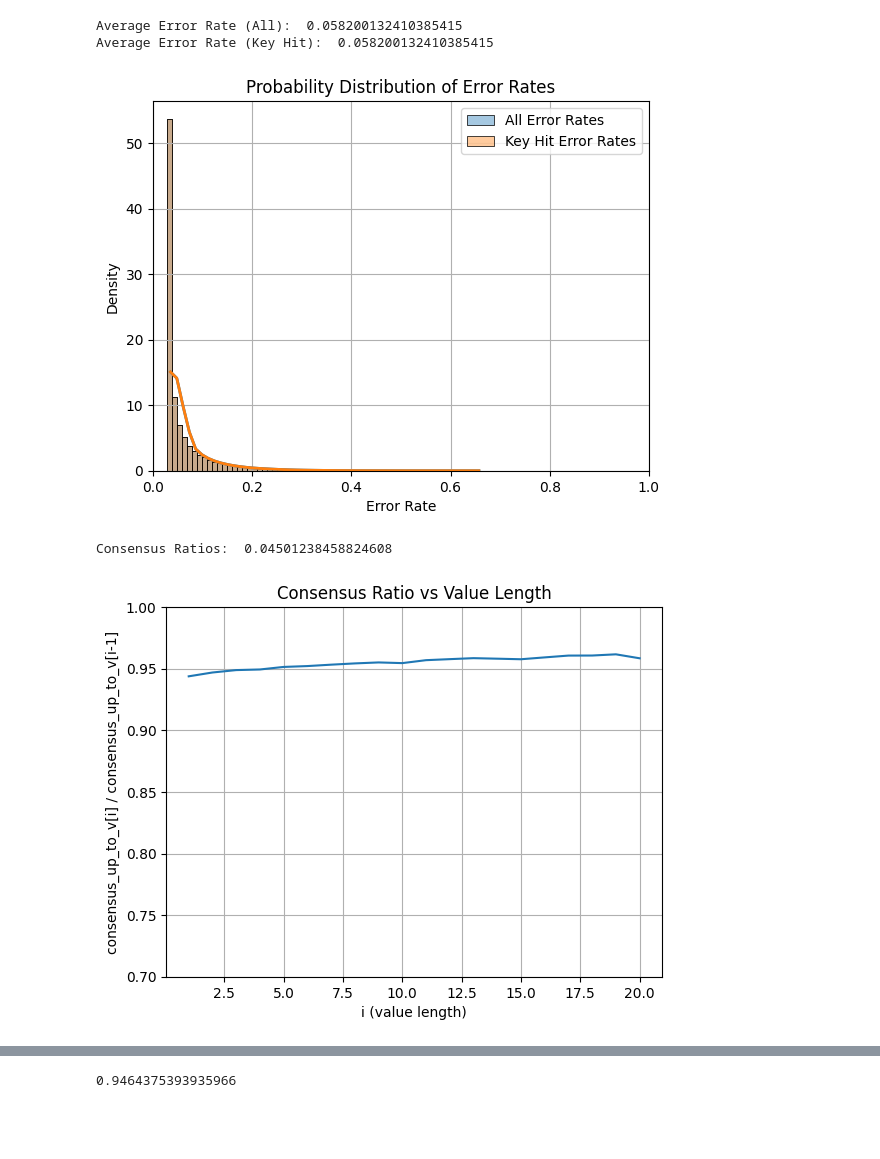
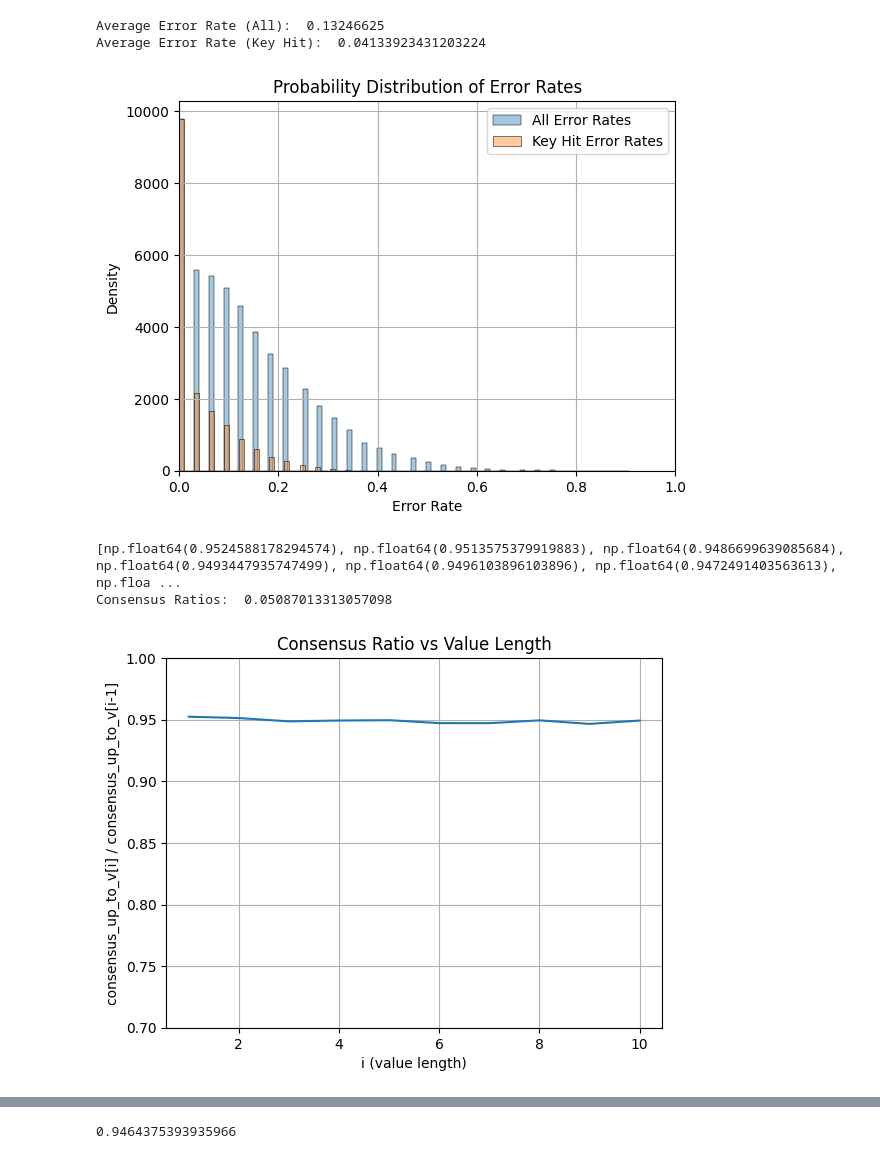
Before and after one commit to GZHoffie/skiver-test, a Jupyter notebook: experiments/simulate_kvmer_model/simulation.ipynb, the cells around one changed output, grey strips where cells are left out. Cells and saved outputs as stored; diff of their text form; code cells hidden in the pictures; blank space fills up the shorter version.

Commit message:
Markov models

```diff
--- a/experiments/simulate_kvmer_model/simulation.ipynb
+++ b/experiments/simulate_kvmer_model/simulation.ipynb
@@ -159,57 +178,44 @@ def gather_simulation_results(simulation_results):
         'error_up_to_v': error_up_to_v
     }
 # %%
-model = KVMerErrorModel(k=21, v=21)
+model = KVMerErrorModel(k=21, v=11)
 
-error_rate = 0.03
+error_rate = 0.02
+std = 0.0
 mult = 10
-shift = 0.03
-simulation_results = model.simulate(num_samples=100000, distribution='shifted_beta', alpha=error_rate * mult, beta=(1 - error_rate) * mult, shift=shift)
-#simulation_results = model.simulate(num_samples=100000, distribution='normal', mean=error_rate, std=mult)
+shift = 0.0
+#simulation_results = model.simulate(num_samples=50000, distribution='shifted_beta', alpha=error_rate * mult, beta=(1 - error_rate) * mult, shift=shift)
+simulation_results = model.simulate(num_samples=50000, distribution='normal', mean=error_rate, std=std, p01=0.05, p11=0.7)
 gathered_results = gather_simulation_results(simulation_results)
 # %%
 # Plot histogram of error rates and key hit error rates
 # Plot probability distribution of error rates (density) with smoothed curves
 import matplotlib.pyplot as plt
 import seaborn as sns
 
 data_all = np.asarray(gathered_results['error_rate'])
 data_key = np.asarray(gathered_results['key_hit_error_rate'])
 
 print("Average Error Rate (All): ", np.mean(data_all))
 print("Average Error Rate (Key Hit): ", np.mean(data_key))
 
 bins = 50
 # Plot histograms as density
-sns.histplot(data_all, binwidth=0.01, stat='density', alpha=0.4, label='All Error Rates', color='C0')
-sns.histplot(data_key, binwidth=0.01, stat='density', alpha=0.4, label='Key Hit Error Rates', color='C1')
-
-# Smooth histograms for overlay
-hist_all, edges = np.histogram(data_all, bins=bins, density=True)
-hist_key, _ = np.histogram(data_key, bins=edges, density=True)
-centers = (edges[:-1] + edges[1:]) / 2
-
-def gaussian_smooth(y, sigma=1.5):
-    size = max(3, int(4*sigma+1))
-    x = np.arange(size) - size//2
-    kernel = np.exp(-0.5*(x/sigma)**2)
-    kernel /= kernel.sum()
-    return np.convolve(y, kernel, mode='same')
-
-plt.plot(centers, gaussian_smooth(hist_all), color='C0', lw=2)
-plt.plot(centers, gaussian_smooth(hist_key), color='C1', lw=2)
+sns.histplot(data_all, binwidth=0.01, alpha=0.4, label='All Error Rates', color='C0')
+sns.histplot(data_key, binwidth=0.01, alpha=0.4, label='Key Hit Error Rates', color='C1')
 
 plt.xlabel('Error Rate')
 plt.ylabel('Density')
 plt.xlim(0, 1)
 plt.legend()
 plt.title('Probability Distribution of Error Rates')
 plt.grid(True)
+#plt.yscale('log')
 plt.show()
 # %% [output]
-Average Error Rate (All):  0.058200132410385415
-Average Error Rate (Key Hit):  0.058200132410385415
+Average Error Rate (All):  0.13246625
+Average Error Rate (Key Hit):  0.04133923431203224
-[figure, old version]
+[figure, new version]
 # %%
 # Plot consensus_up_to_v[i] / consensus_up_to_v[i-1]
 import matplotlib.pyplot as plt
@@ -221,6 +227,7 @@ for i in range(1, len(gathered_results['consensus_up_to_v'])):
     else:
         ratios.append(gathered_results['consensus_up_to_v'][i] / gathered_results['consensus_up_to_v'][i-1])
 
+print(ratios)
 print("Consensus Ratios: ", 1 - np.mean(ratios))
 
 plt.plot(range(1, len(gathered_results['consensus_up_to_v'])), ratios)
@@ -231,8 +238,9 @@ plt.ylim(0.7, 1)
 plt.grid()
 plt.show()
 # %% [output]
-Consensus Ratios:  0.04501238458824608
+[np.float64(0.9524588178294574), np.float64(0.9513575379919883), np.float64(0.9486699639085684), np.float64(0.9493447935747499), np.float64(0.9496103896103896), np.float64(0.9472491403563613), np.floa ...
+Consensus Ratios:  0.05087013313057098
-[figure, old version]
+[figure, new version]
 # %%
 # Plot error_up_to_v[i] / consensus_up_to_v[i]
 error_ratios = []
```
Also changed, not shown: parts of 8 cells of this notebook.
